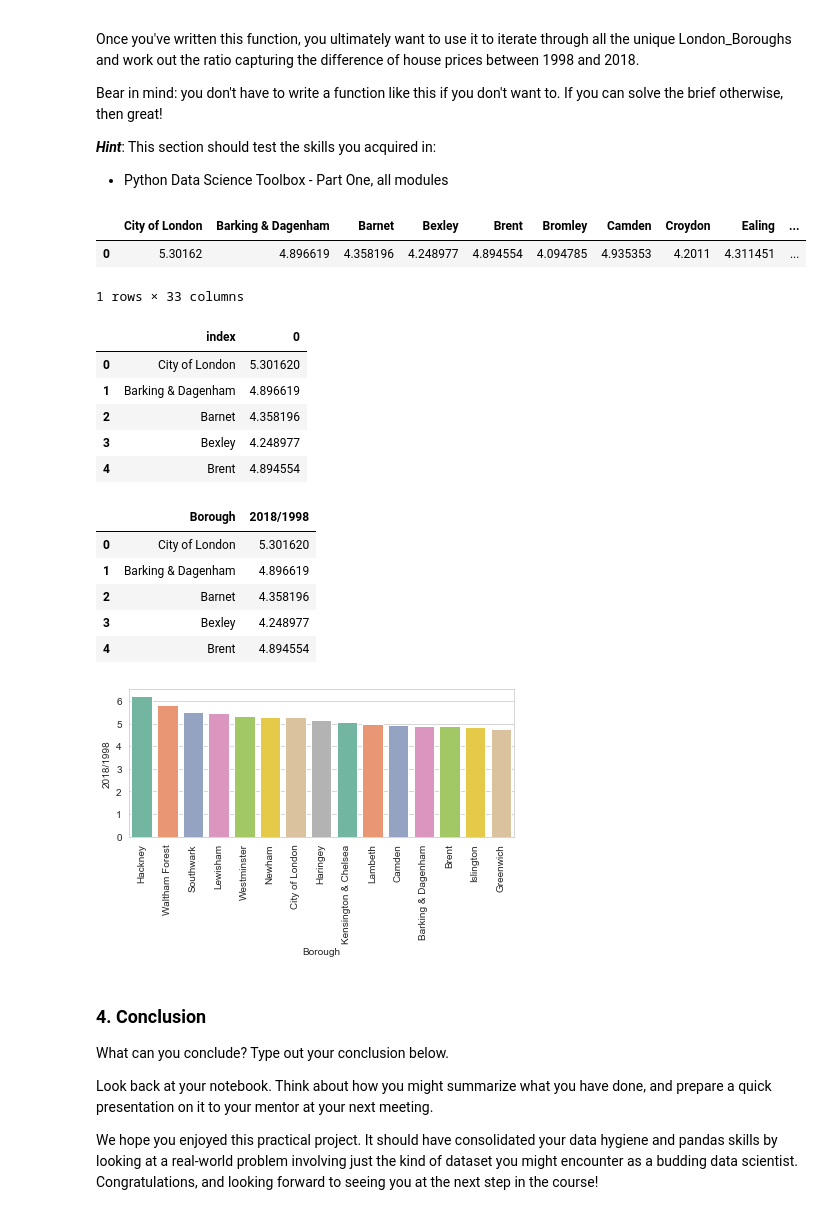
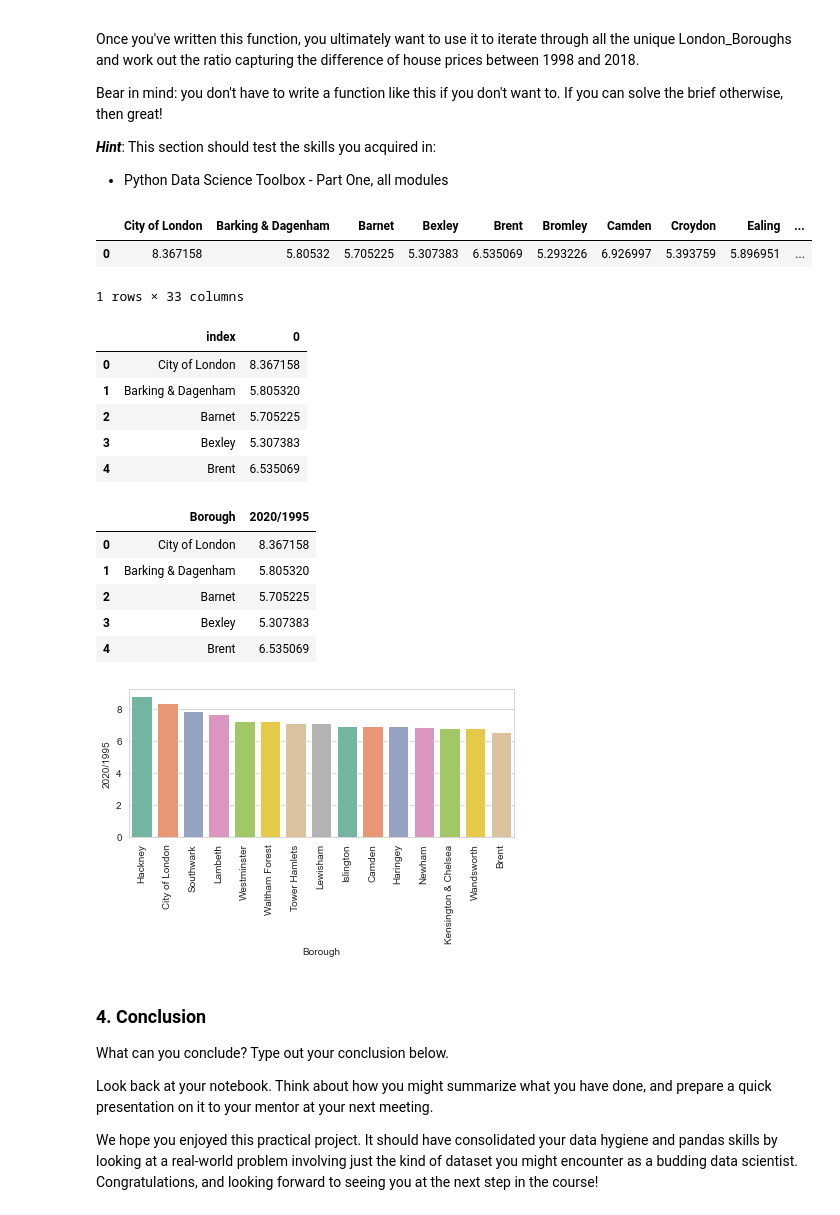
Before and after one commit to krishna5533/SpringBoard, a Jupyter notebook: London_housing/London_housing_Unit_4_Tier_3.ipynb, the cells around one changed output. Saved outputs shown, nothing was run; the diff lists cells and outputs as text; code cells hidden in the pictures.

Commit message:
Added London Housing.

```diff
--- a/London_housing/London_housing_Unit_4_Tier_3.ipynb
+++ b/London_housing/London_housing_Unit_4_Tier_3.ipynb
@@ -353,16 +353,16 @@ Bear in mind: you don't have to write a function like this if you don't want to.
 ***Hint***: This section should test the skills you acquired in:
 - Python Data Science Toolbox - Part One, all modules
 # %%
-def get_price_ratio(df_b):
-    return [float(df_b['Average_price'][df_b['Year']==2018])/float(df_b['Average_price'][df_b['Year']==1998])]
+def get_price_ratio(df_b, start_year, end_year):
+    return [float(df_b['Average_price'][df_b['Year']== end_year])/float(df_b['Average_price'][df_b['Year']== start_year])]
 # %%
-price_ratio = {lb: get_price_ratio(df_groupby_year[df_groupby_year['London_Borough'] == lb]) for lb in london_b}
+price_ratio = {lb: get_price_ratio(df_groupby_year[df_groupby_year['London_Borough'] == lb], 1995, 2020) for lb in london_b}
 # %%
 df_ratio = pd.DataFrame(price_ratio)
 df_ratio
 # %% [output]
 |  | City of London | Barking & Dagenham | Barnet | Bexley | Brent | Bromley | Camden | Croydon | Ealing | ... |
-| 0 | 5.30162 | 4.896619 | 4.358196 | 4.248977 | 4.894554 | 4.094785 | 4.935353 | 4.2011 | 4.311451 | ... |
+| 0 | 8.367158 | 5.80532 | 5.705225 | 5.307383 | 6.535069 | 5.293226 | 6.926997 | 5.393759 | 5.896951 | ... |
 1 rows × 33 columns
 # %%
 df_ratio = df_ratio.T
@@ -370,29 +370,29 @@ df_ratio = df_ratio.reset_index()
 df_ratio.head()
 # %% [output]
 |  | index | 0 |
-| 0 | City of London | 5.301620 |
-| 1 | Barking & Dagenham | 4.896619 |
-| 2 | Barnet | 4.358196 |
-| 3 | Bexley | 4.248977 |
-| 4 | Brent | 4.894554 |
+| 0 | City of London | 8.367158 |
+| 1 | Barking & Dagenham | 5.805320 |
+| 2 | Barnet | 5.705225 |
+| 3 | Bexley | 5.307383 |
+| 4 | Brent | 6.535069 |
 # %%
-df_ratio.rename(columns={'index':'Borough', 0:'2018/1998'}, inplace=True)
+df_ratio.rename(columns={'index':'Borough', 0:'2020/1995'}, inplace=True)
 df_ratio.head()
 # %% [output]
-|  | Borough | 2018/1998 |
-| 0 | City of London | 5.301620 |
-| 1 | Barking & Dagenham | 4.896619 |
-| 2 | Barnet | 4.358196 |
-| 3 | Bexley | 4.248977 |
-| 4 | Brent | 4.894554 |
+|  | Borough | 2020/1995 |
+| 0 | City of London | 8.367158 |
+| 1 | Barking & Dagenham | 5.805320 |
+| 2 | Barnet | 5.705225 |
+| 3 | Bexley | 5.307383 |
+| 4 | Brent | 6.535069 |
 # %%
-top15 = df_ratio.sort_values(by='2018/1998', ascending=False).head(15)
+top15 = df_ratio.sort_values(by='2020/1995', ascending=False).head(15)
 # %%
-g = sns.barplot(data=top15, x='Borough', y='2018/1998', palette=sns.color_palette("Set2"))
+g = sns.barplot(data=top15, x='Borough', y='2020/1995', palette=sns.color_palette("Set2"))
 plt.xticks(rotation=90)
 plt.tight_layout()
 # %% [output]
-[figure, old version]
+[figure, new version]
 # %% [markdown]
 ### 4. Conclusion
 What can you conclude? Type out your conclusion below.
```
Also changed, not shown: parts of 2 cells of this notebook.
